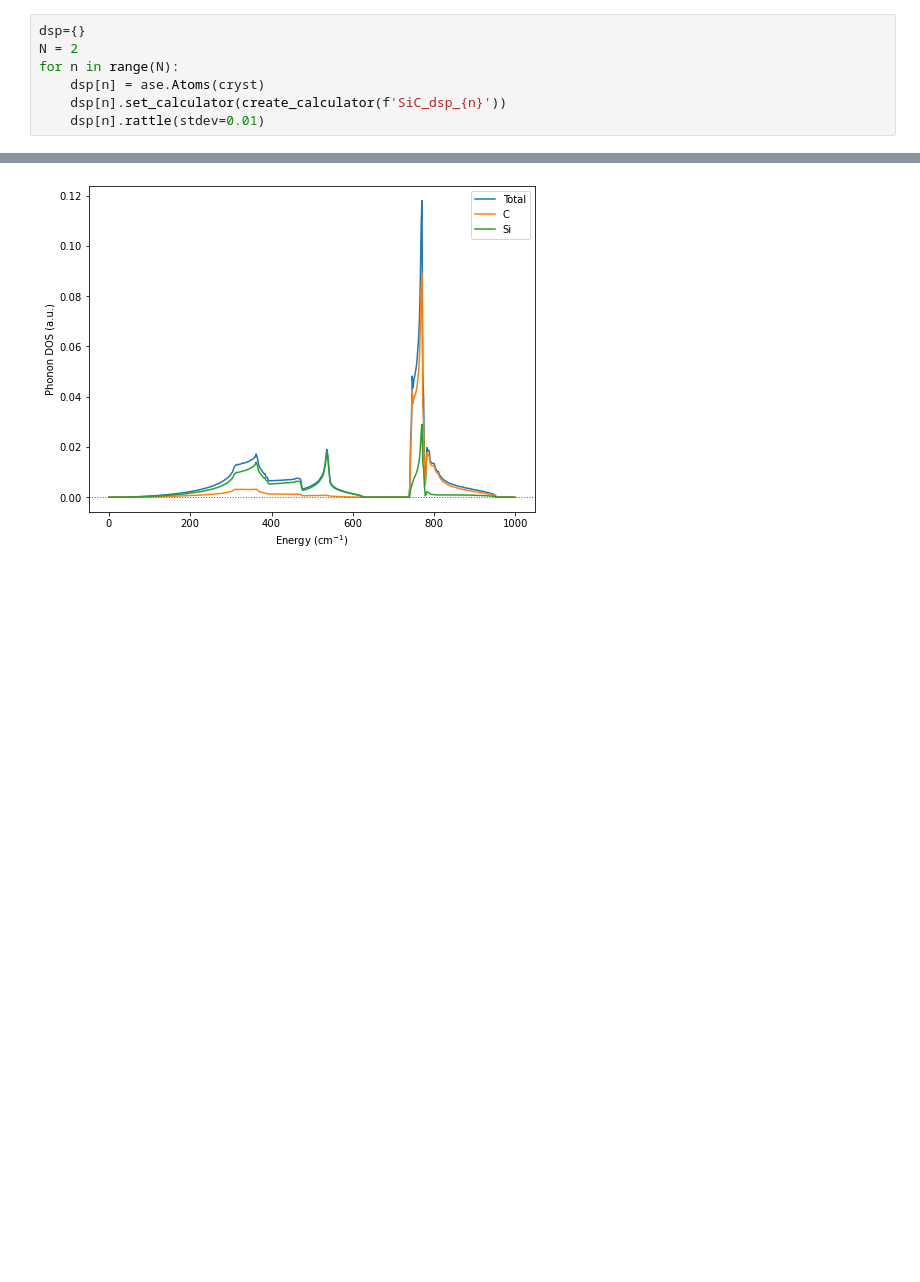
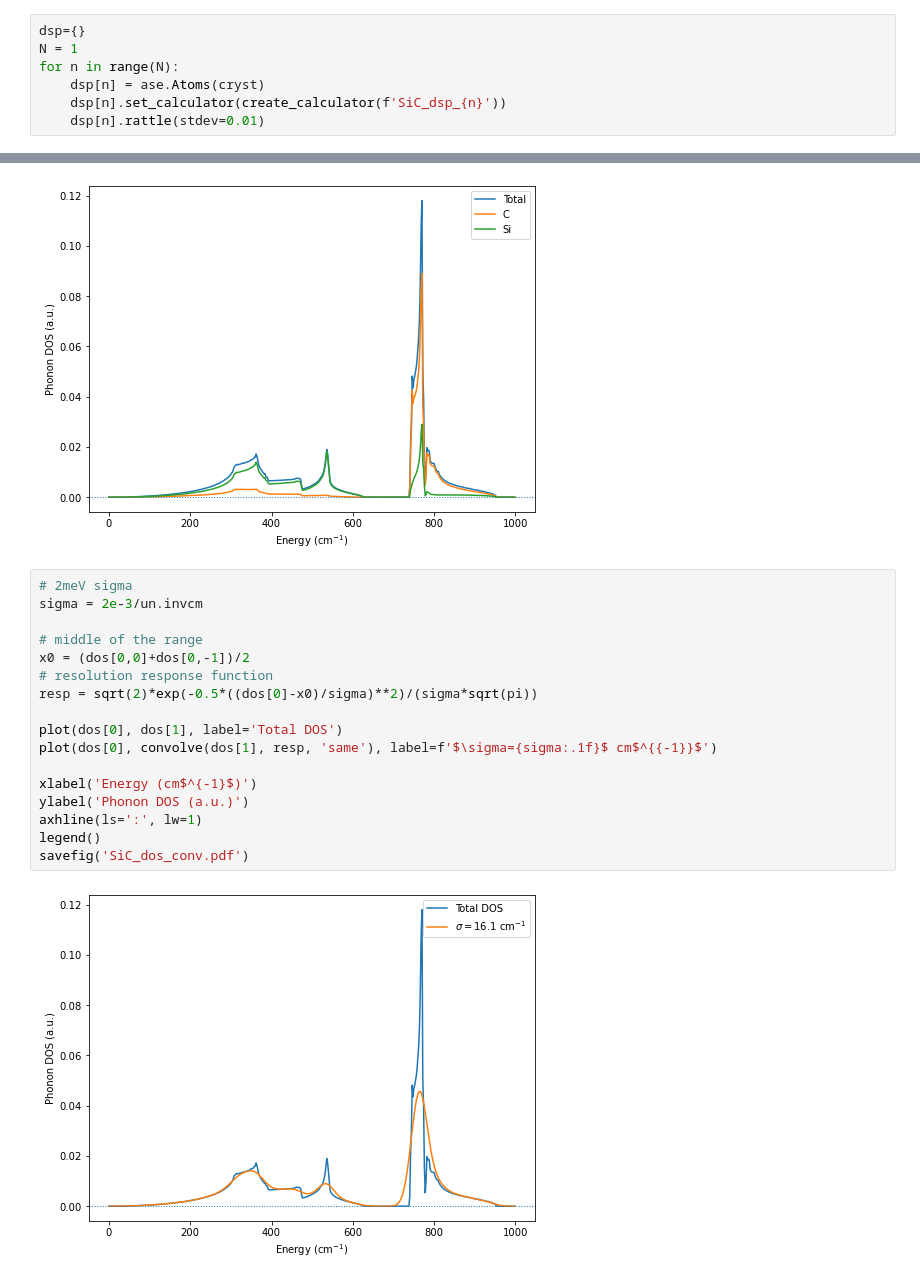
Before and after one commit to jochym/abinitio-methods, a Jupyter notebook: 08_Lattice_Dynamics.ipynb, the cells around one changed output, grey strips where cells are left out. Cells and saved outputs as stored; diff of their text form; blank space fills up the shorter version.

```diff
--- a/08_Lattice_Dynamics.ipynb
+++ b/08_Lattice_Dynamics.ipynb
@@ -125,7 +122,7 @@ array([[ 0., -0., -0.],
 ---
 # %%
 dsp={}
-N = 2
+N = 1
 for n in range(N):
     dsp[n] = ase.Atoms(cryst)
     dsp[n].set_calculator(create_calculator(f'SiC_dsp_{n}'))
@@ -283,3 +284,22 @@ legend()
 savefig('SiC_dos.pdf')
 # %% [output]
 [figure]
+# %%
+# 2meV sigma
+sigma = 2e-3/un.invcm
+
+# middle of the range
+x0 = (dos[0,0]+dos[0,-1])/2
+# resolution response function
+resp = sqrt(2)*exp(-0.5*((dos[0]-x0)/sigma)**2)/(sigma*sqrt(pi))
+
+plot(dos[0], dos[1], label='Total DOS')
+plot(dos[0], convolve(dos[1], resp, 'same'), label=f'$\sigma={sigma:.1f}$ cm$^{{-1}}$')
+
+xlabel('Energy (cm$^{-1}$)')
+ylabel('Phonon DOS (a.u.)')
+axhline(ls=':', lw=1)
+legend()
+savefig('SiC_dos_conv.pdf')
+# %% [output]
+[figure, added]
```
Also changed, not shown: parts of 6 cells of this notebook.
